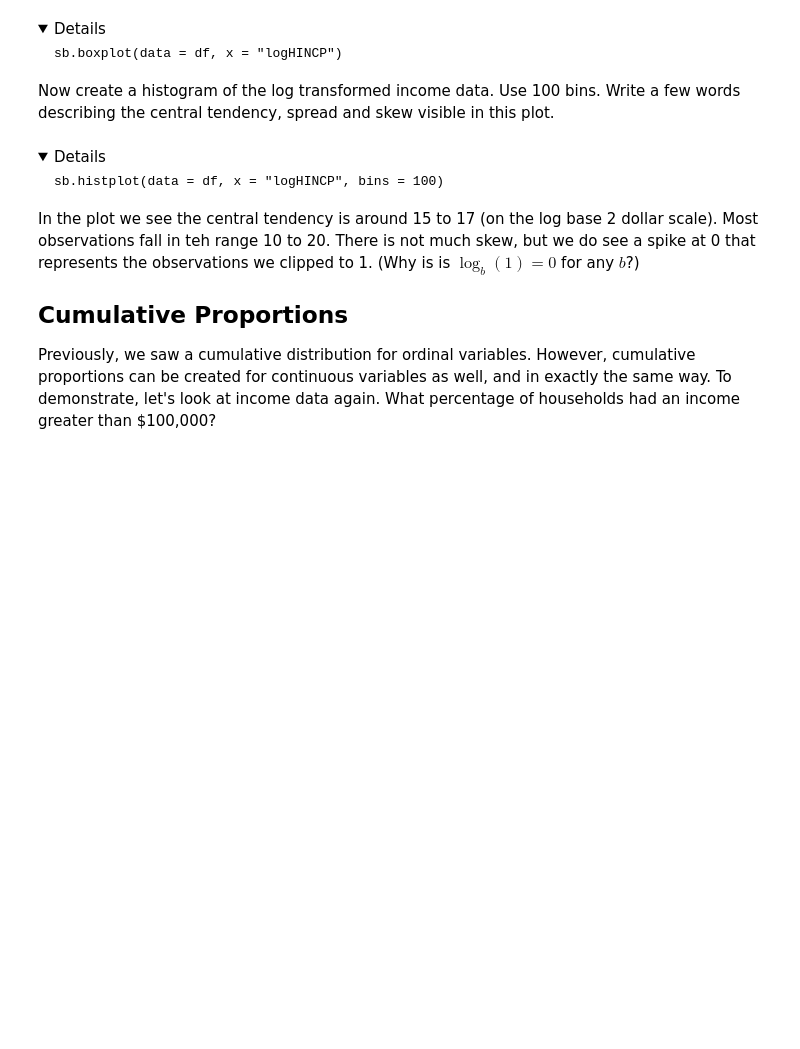
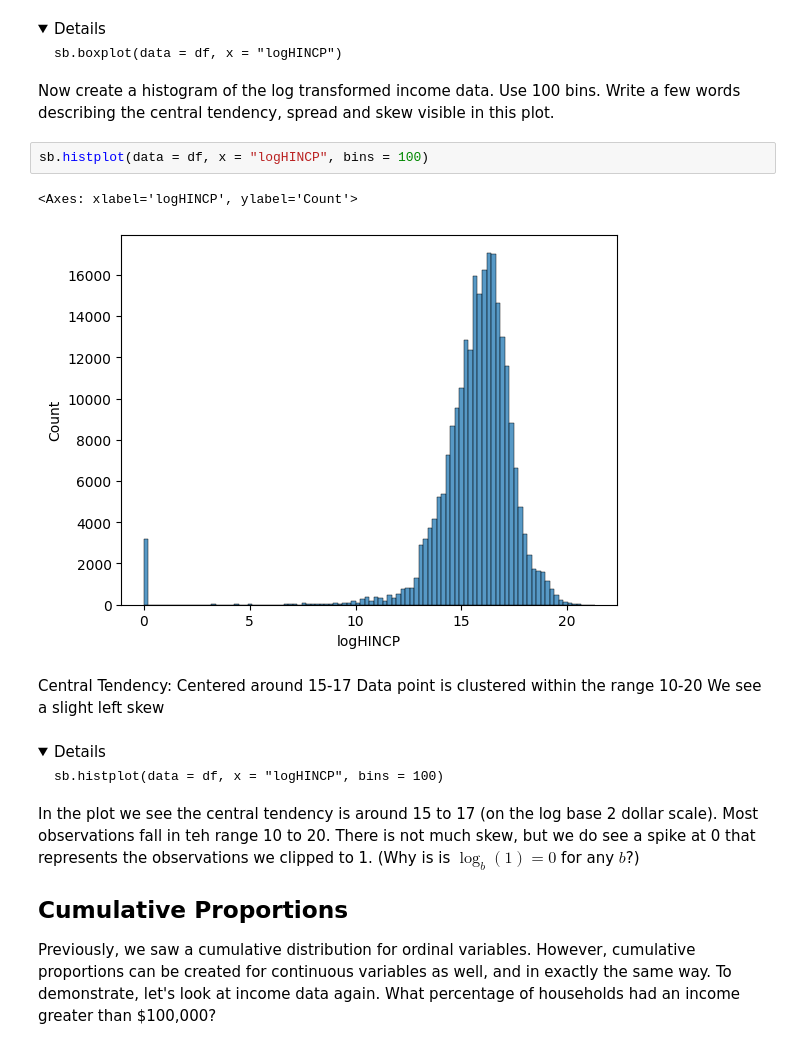
Before and after one commit to koumemura/lab-04, a Jupyter notebook: lab04_acs_graphing.ipynb, the cells around one changed output. Drawn from its saved outputs; the diff is of its cells as text; folded sections open; blank space fills up the shorter version.

```diff
--- a/lab04_acs_graphing.ipynb
+++ b/lab04_acs_graphing.ipynb
@@ -308,6 +377,15 @@ sb.boxplot(data = df, x = "logHINCP")
 </details>
 
 Now create a histogram of the log transformed income data. Use 100 bins. Write a few words describing the central tendency, spread and skew visible in this plot.
+# %%
+sb.histplot(data = df, x = "logHINCP", bins = 100)
+# %% [output]
+<Axes: xlabel='logHINCP', ylabel='Count'>
+[figure, added]
+# %% [markdown]
+Central Tendency: Centered around 15-17
+Data point is clustered within the range 10-20
+We see a slight left skew
 # %% [markdown]
 <details>
 
```
Also changed, not shown: parts of 13 cells of this notebook.
